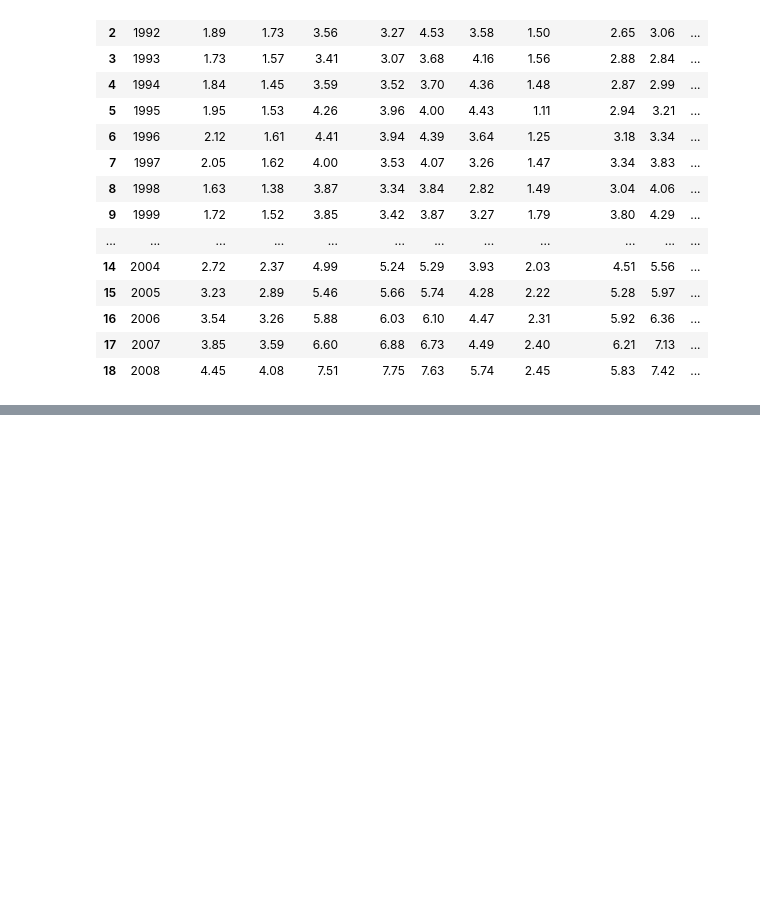
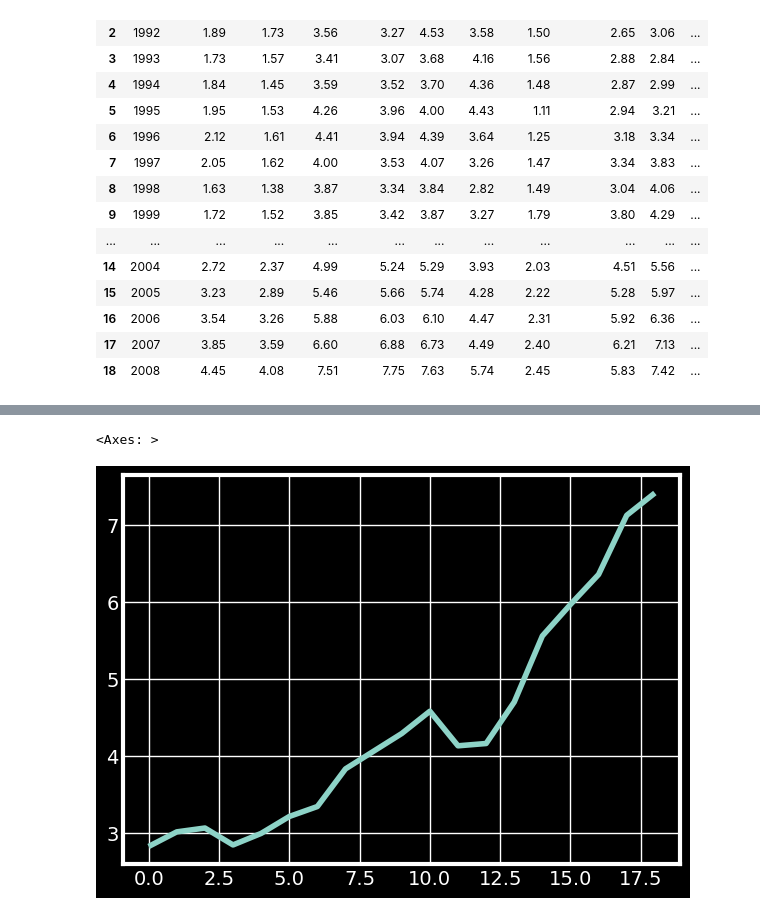
Before and after one commit to RaisulislamRimon/data-science-notes, a Jupyter notebook: module_8/module_8_class/class_2/2_project_data_visualization_pandas.ipynb, the cells around one changed output, grey strips where cells are left out. Drawn from its saved outputs; the diff is of its cells as text; code cells hidden in the pictures; blank space fills up the shorter version.

```diff
--- a/module_8/module_8_class/class_2/2_project_data_visualization_pandas.ipynb
+++ b/module_8/module_8_class/class_2/2_project_data_visualization_pandas.ipynb
@@ -614,0 +638,5 @@ gas
+# %%
+gas['UK'].plot()
+# %% [output]
+<Axes: >
+[figure, added]
```
Also changed, not shown: parts of 29 cells of this notebook, 1 other file.
